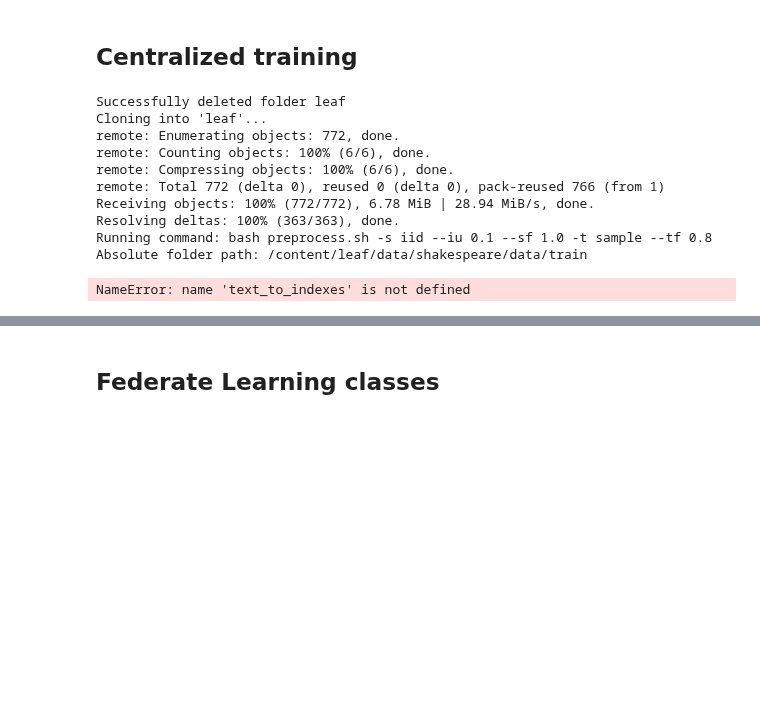
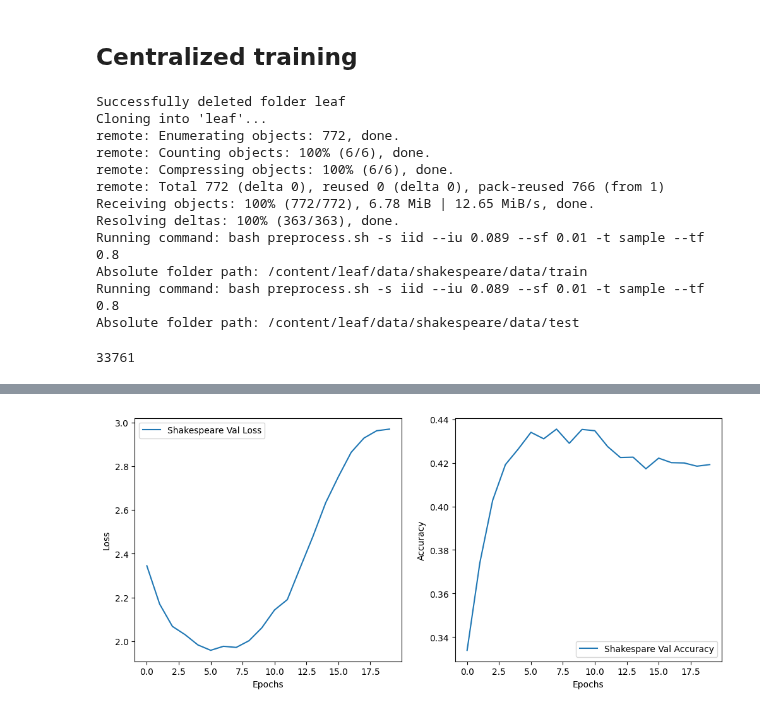
Before and after one commit to maxfra01/federated-learning, a Jupyter notebook: code/shakesprFL.ipynb, the cells around one changed output, grey strips where cells are left out. Saved outputs shown, nothing was run; the diff lists cells and outputs as text; code cells hidden in the pictures; blank space fills up the shorter version.

Commit message:
Fix centralized training

```diff
--- a/code/shakesprFL.ipynb
+++ b/code/shakesprFL.ipynb
@@ -325,7 +432,7 @@ len(dataset)
 ## Shakespeare Model Architecture
 # %%
 class ShakespeareLSTM(nn.Module):
-    def __init__(self, vocab_size=90, embed_dim=8, lstm_hidden_dim=256, seq_len=80, batch_size=32):
+    def __init__(self, vocab_size=80, embed_dim=8, lstm_hidden_dim=256, seq_len=80, batch_size=32):
         super(ShakespeareLSTM, self).__init__()
 
         self.seq_len = seq_len
@@ -357,7 +464,6 @@ class ShakespeareLSTM(nn.Module):
     def forward(self, x, hidden=None):
         # x: (batch_size, seq_len)
         batch_size = x.size(0)
-
         x = self.embedding(x)  # (batch_size, seq_len, embed_dim)
 
         x, hidden = self.lstm1(x, hidden)  # (batch_size, seq_len, lstm_hidden_dim)
@@ -480,8 +629,8 @@ os.chdir("/content/")
 
 preprocess_params = {
         'sharding': 'iid',
-        'sf': 1.0,
-        'iu': 0.1,
+        'sf': 0.01,
+        'iu': 0.089,
         't': 'sample',
         'tf': 0.8,
     } # Get the full-size dataset
@@ -495,42 +644,44 @@ remote: Enumerating objects: 772, done.
 remote: Counting objects: 100% (6/6), done.
 remote: Compressing objects: 100% (6/6), done.
 remote: Total 772 (delta 0), reused 0 (delta 0), pack-reused 766 (from 1)
-Receiving objects: 100% (772/772), 6.78 MiB | 28.94 MiB/s, done.
+Receiving objects: 100% (772/772), 6.78 MiB | 12.65 MiB/s, done.
 Resolving deltas: 100% (363/363), done.
-Running command: bash preprocess.sh -s iid --iu 0.1 --sf 1.0 -t sample --tf 0.8
+Running command: bash preprocess.sh -s iid --iu 0.089 --sf 0.01 -t sample --tf 0.8
 Absolute folder path: /content/leaf/data/shakespeare/data/train
+Running command: bash preprocess.sh -s iid --iu 0.089 --sf 0.01 -t sample --tf 0.8
+Absolute folder path: /content/leaf/data/shakespeare/data/test
-NameError: name 'text_to_indexes' is not defined
+# %%
+print(len(train_dataset_big))
+# %% [output]
+33761
 # %%
 # Hyperparameters
-BATCH_SIZE = 4
+BATCH_SIZE = 16
 LEARNING_RATE = 0.1
 MOMENTUM = 0.9
 WEIGHT_DECAY=1e-4
 EPOCHS = 20
 
 SEQ_LEN = 80
-N_VOCAB = 90
 
 hyperparameters = f"BS{BATCH_SIZE}_LR{LEARNING_RATE}_WD{WEIGHT_DECAY}_M{MOMENTUM}"
 
-
 model_shakespeare = ShakespeareLSTM()
 
-train_data, test_data = parse_shakespeare_file(DATA_PATH)
+indexes = range(0, len(train_dataset_big))
+splitting = train_test_split(indexes, train_size = 0.8, random_state = 42, shuffle = True)
+train_indexes = splitting[0]
+val_indexes = splitting[1]
 
-train_dataset = ShakespeareDataset(train_data, seq_len=SEQ_LEN, n_vocab=N_VOCAB)
-test_dataset = ShakespeareDataset(test_data, seq_len=SEQ_LEN, n_vocab=N_VOCAB)
+train_dataset = Subset(train_dataset_big, train_indexes)
+val_dataset = Subset(train_dataset_big, val_indexes)
 
-# Split the train dataset into train and validation:
-train_size = int(TRAIN_FRACTION * len(train_dataset))  # 90%
-valid_size = len(train_dataset) - train_size  # 10%
-#random split:
-train_dataset, valid_dataset = random_split(train_dataset, [train_size, valid_size])
 
-# Creation of the DataLoaders
-train_dataloader = DataLoader(train_dataset, batch_size=BATCH_SIZE, shuffle=True)
-val_dataloader = DataLoader(valid_dataset, batch_size=BATCH_SIZE, shuffle=False)
-test_dataloader = DataLoader(test_dataset, batch_size=BATCH_SIZE, shuffle=False)
+# Create Dataloaders
+train_dataloader = DataLoader(train_dataset, batch_size=BATCH_SIZE, shuffle=True, num_workers=2, pin_memory=True)
+val_dataloader = DataLoader(val_dataset, batch_size=BATCH_SIZE, shuffle=False, pin_memory=True, num_workers=2)
+test_dataloader = DataLoader(test_dataset, batch_size=BATCH_SIZE, shuffle=False, pin_memory=True, num_workers=2)
+
 
 optimizer = optim.SGD(
     model_shakespeare.parameters(),
@@ -555,9 +706,6 @@ train_losses, val_losses, val_accuracies = train_model(
     hyperparameters=hyperparameters
 )
 
-# Evaluation on test split
-
-
 plt.figure(figsize=(12, 5))
 
 plt.subplot(1, 2, 1)
@@ -594,2 +742 @@ Epoch 12/20, Train Loss: 520.5994, Validation Loss: 1.7516, Validation Accuracy:
+[figure, added]
-# %% [markdown]
-## Federate Learning classes
```
Also changed, not shown: parts of 8 cells of this notebook.
